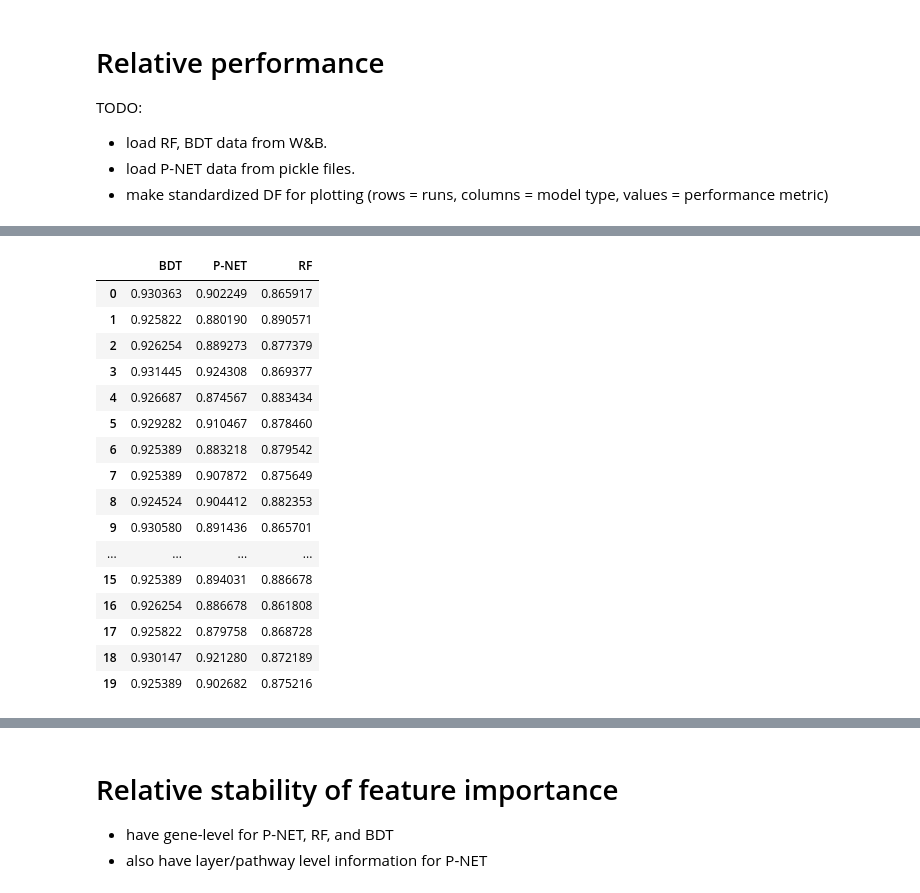
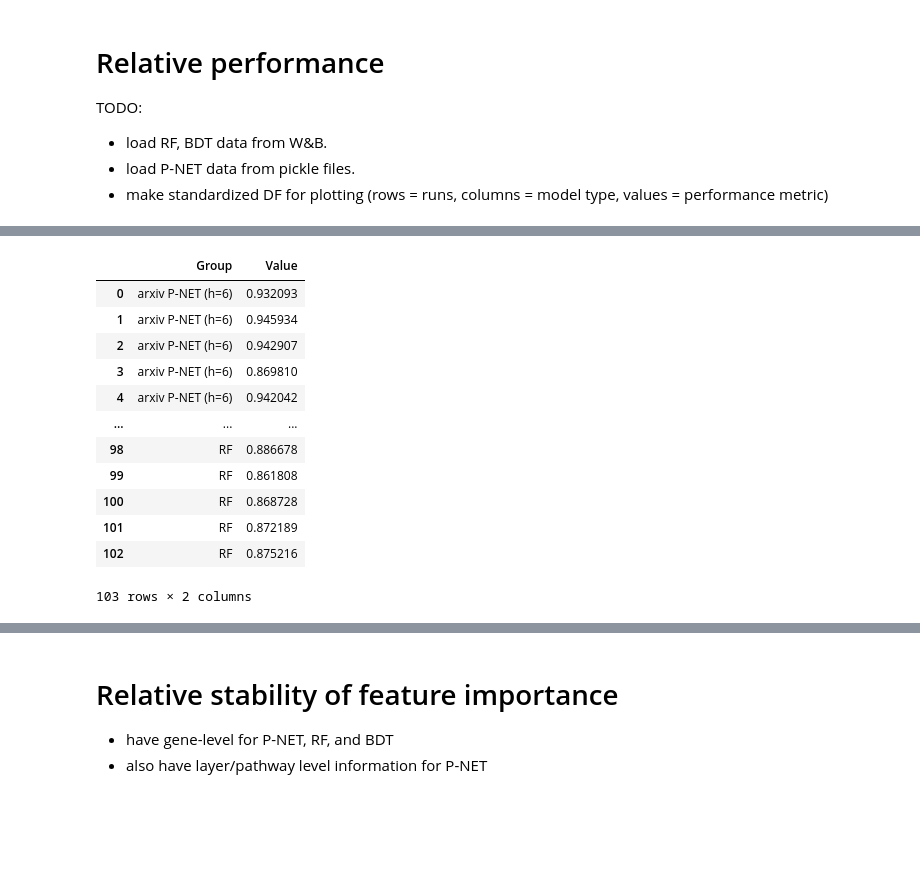
Before and after one commit to millergw/pnet, a Jupyter notebook: src/stability_and_performance_analysis.ipynb, the cells around one changed output, grey strips where cells are left out. Cells and saved outputs as stored; diff of their text form; code cells hidden in the pictures; blank space fills up the shorter version.

```diff
--- a/src/stability_and_performance_analysis.ipynb
+++ b/src/stability_and_performance_analysis.ipynb
@@ -35,4 +36,6 @@ wandb: Currently logged in as: millergw. Use `wandb login --relogin` to force re
 PNET_DIR = '../../pnet/results/gene_rank_stability_v2' # Gwen's (after Mark improved stability)
 BDT_DIR = '../../pnet/results/somatic_bdt_eval_set_test'
 RF_DIR = '../../pnet/results/somatic_rf_eval_set_test'
+ARXIV_PNET_DIR = '../../cancer-net/reprod_report' # Gwen's (after Mark improved stability)
+
 FIGDIR = '../figures/'
@@ -253,0 +96,9 @@ TODO:
+# %%
+logging.info("Grabbing the performance metrics for arxiv P-NET from saved pickle file")
+# with open(os.path.join(ARXIV_PNET_DIR, 'pnet_results.h6.torch.num_workers_16.pkl'), 'rb') as file:
+with open(os.path.join(ARXIV_PNET_DIR, 'pnet_results.h6.torch.pkl'), 'rb') as file:
+    arxiv_pnet_results = pickle.load(file)
+
+arxiv_pnet_results[0].keys()
+# arxiv_pnet_aucs = arxiv_pnet_results['auc']
+# arxiv_pnet_aucs
@@ -258,13 +154,13 @@ entity = "millergw"
 project_name = "prostate_met_status"
 run_group = "bdt_stability_experiment_004"
 metric = "test_roc_auc_score"
-bdt_eval_auc = get_summary_metric_from_wandb(entity, project_name, metric, run_group=run_group)
+bdt_eval_auc = stability_utils.get_summary_metric_from_wandb(entity, project_name, metric, run_group=run_group)
 print("BDT AUC:", np.mean(bdt_eval_auc))
 
 # Specify your project and run group
 run_group = "rf_stability_experiment_003"
 metric = "test_roc_auc_score"
-rf_eval_auc = get_summary_metric_from_wandb(entity, project_name, metric, run_group=run_group)
+rf_eval_auc = stability_utils.get_summary_metric_from_wandb(entity, project_name, metric, run_group=run_group)
 print("RF AUC:", np.mean(rf_eval_auc))
 
 logging.info("Grabbing the performance metrics for P-NET from saved pickle file")
@@ -281,11 +177,20 @@ P-NET AUC: 0.8948529411764706
 # %%
 logging.info("Constructing a DF of AUCs")
 auc_df = pd.DataFrame({
-    'P-NET':pnet_aucs,
-    'RF':rf_eval_auc,
-    'BDT':bdt_eval_auc
+    'Group': ['P-NET'] * len(pnet_aucs) +
+             ['RF'] * len(rf_eval_auc) +
+             ['BDT'] * len(bdt_eval_auc) +
+             ['arxiv P-NET (h=6)'] * len(arxiv_pnet_metrics_dict['auc']) +
+             ['arxiv GCN'] * len(arxiv_gcn_metrics_dict['auc']),
+    'Value': pnet_aucs + rf_eval_auc + bdt_eval_auc + arxiv_pnet_metrics_dict['auc'] + arxiv_gcn_metrics_dict['auc']
 })
-logging.debug("Sorting columns by decreasing mean")
-auc_df = auc_df[auc_df.mean().sort_values(ascending=False).index]
-auc_df
+
+logging.debug("Sorting model order by decreasing mean")
+# Calculate the mean of each group
+group_means = auc_df.groupby('Group')['Value'].mean().sort_values(ascending=False)
+
+# Reorder the DataFrame based on the descending group means
+auc_df = auc_df.set_index('Group').loc[group_means.index].reset_index()
+grouped_auc_df = auc_df.groupby('Group')
+display(auc_df)
 # %% [output]
@@ -293,20 +198,16 @@ auc_df
-|  | BDT | P-NET | RF |
-| 0 | 0.930363 | 0.902249 | 0.865917 |
-| 1 | 0.925822 | 0.880190 | 0.890571 |
-| 2 | 0.926254 | 0.889273 | 0.877379 |
-| 3 | 0.931445 | 0.924308 | 0.869377 |
-| 4 | 0.926687 | 0.874567 | 0.883434 |
-| 5 | 0.929282 | 0.910467 | 0.878460 |
-| 6 | 0.925389 | 0.883218 | 0.879542 |
-| 7 | 0.925389 | 0.907872 | 0.875649 |
-| 8 | 0.924524 | 0.904412 | 0.882353 |
-| 9 | 0.930580 | 0.891436 | 0.865701 |
-| ... | ... | ... | ... |
-| 15 | 0.925389 | 0.894031 | 0.886678 |
-| 16 | 0.926254 | 0.886678 | 0.861808 |
-| 17 | 0.925822 | 0.879758 | 0.868728 |
-| 18 | 0.930147 | 0.921280 | 0.872189 |
-| 19 | 0.925389 | 0.902682 | 0.875216 |
+|  | Group | Value |
+| 0 | arxiv P-NET (h=6) | 0.932093 |
+| 1 | arxiv P-NET (h=6) | 0.945934 |
+| 2 | arxiv P-NET (h=6) | 0.942907 |
+| 3 | arxiv P-NET (h=6) | 0.869810 |
+| 4 | arxiv P-NET (h=6) | 0.942042 |
+| ... | ... | ... |
+| 98 | RF | 0.886678 |
+| 99 | RF | 0.861808 |
+| 100 | RF | 0.868728 |
+| 101 | RF | 0.872189 |
+| 102 | RF | 0.875216 |
+103 rows × 2 columns
 # %%
 print("mean\n",auc_df.mean())
 print("median\n",auc_df.median())
```
Also changed, not shown: parts of 24 cells of this notebook, 5 other files.
